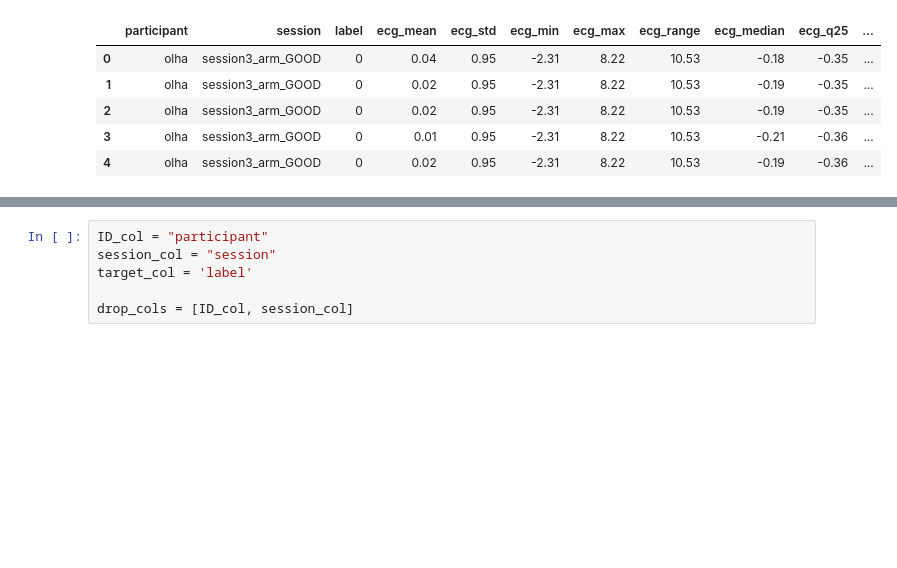
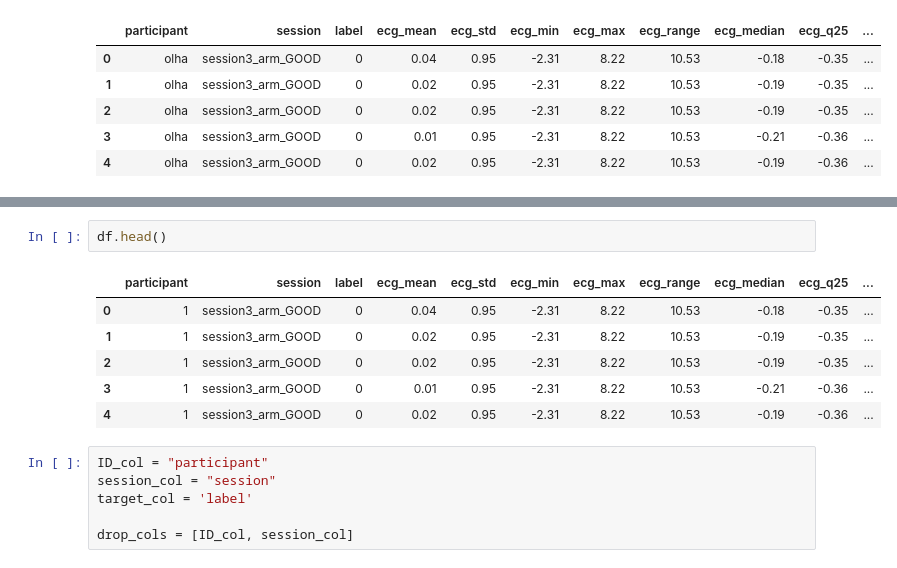
Before and after one commit to ExcellentDarkTea/NATO-data-preproc, a Jupyter notebook: run_ML.ipynb, the cells around one changed output, grey strips where cells are left out. Drawn from its saved outputs; the diff is of its cells as text; blank space fills up the shorter version.

```diff
--- a/run_ML.ipynb
+++ b/run_ML.ipynb
@@ -62,3 +80,12 @@ df.head()
+# %%
+df.head()
+# %% [output]
+|  | participant | session | label | ecg_mean | ecg_std | ecg_min | ecg_max | ecg_range | ecg_median | ecg_q25 | ... |
+| 0 | 1 | session3_arm_GOOD | 0 | 0.04 | 0.95 | -2.31 | 8.22 | 10.53 | -0.18 | -0.35 | ... |
+| 1 | 1 | session3_arm_GOOD | 0 | 0.02 | 0.95 | -2.31 | 8.22 | 10.53 | -0.19 | -0.35 | ... |
+| 2 | 1 | session3_arm_GOOD | 0 | 0.02 | 0.95 | -2.31 | 8.22 | 10.53 | -0.19 | -0.35 | ... |
+| 3 | 1 | session3_arm_GOOD | 0 | 0.01 | 0.95 | -2.31 | 8.22 | 10.53 | -0.21 | -0.36 | ... |
+| 4 | 1 | session3_arm_GOOD | 0 | 0.02 | 0.95 | -2.31 | 8.22 | 10.53 | -0.19 | -0.36 | ... |
 # %%
 ID_col = "participant"
 session_col = "session"
```
Also changed, not shown: parts of 7 cells of this notebook, 1 other file.
